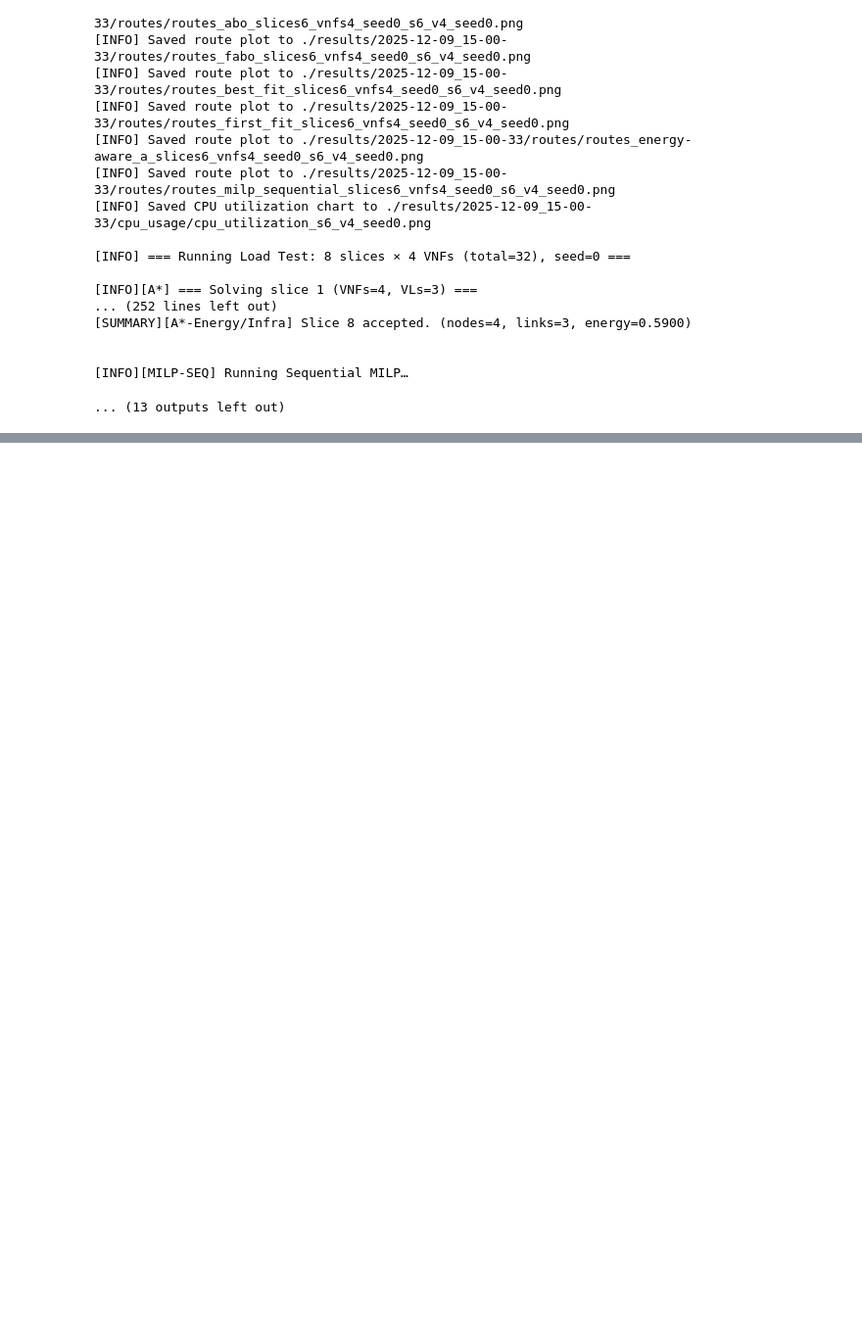
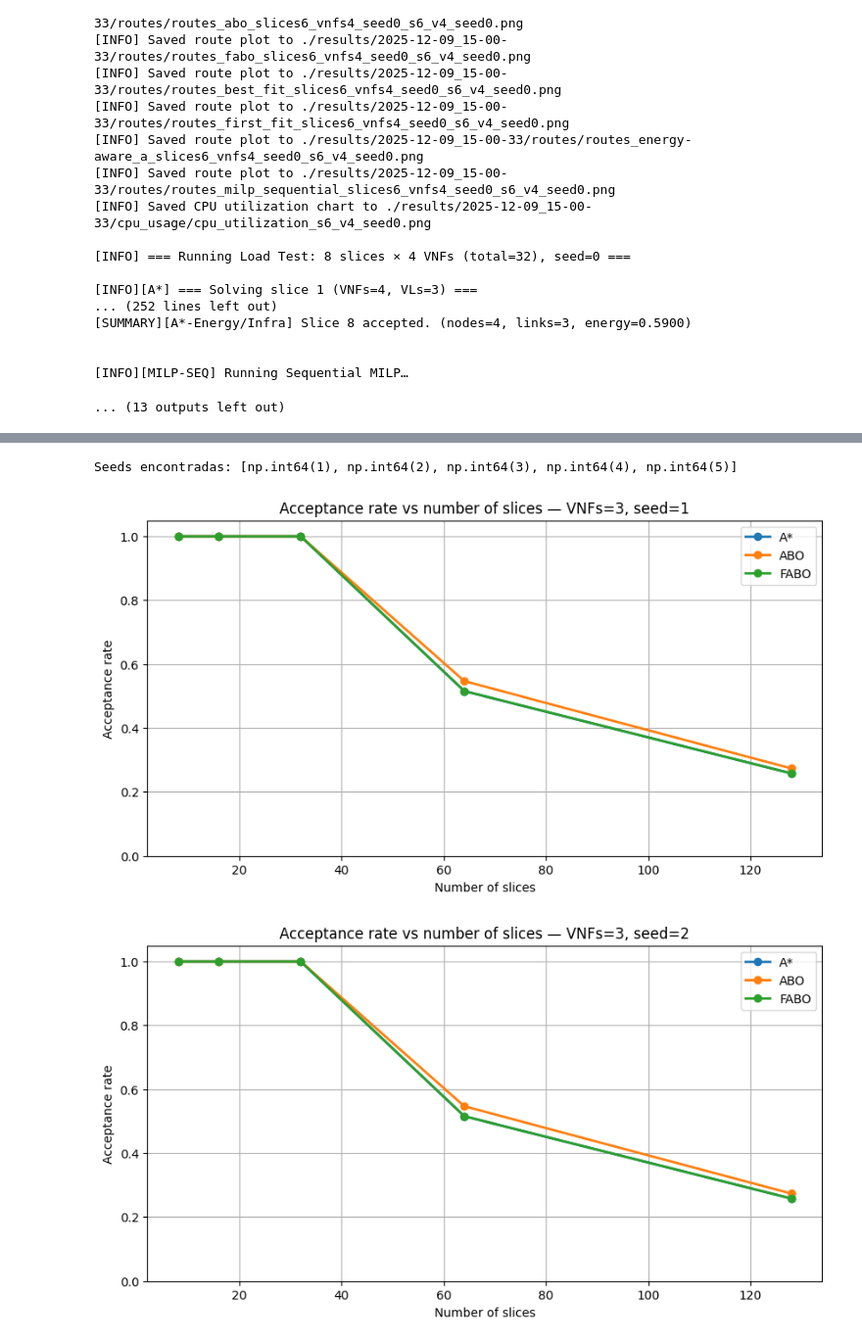
Before and after one commit to ceciliadesousaluzalmeida/5g-slicing-energy-effiiciency, a Jupyter notebook: simulator/results_milp copy.ipynb, the cells around one changed output, grey strips where cells are left out. Shown at 98% size. Saved outputs shown, nothing was run; the diff lists cells and outputs as text; code cells hidden in the pictures; blank space fills up the shorter version.

```diff
--- a/simulator/results_milp copy.ipynb
+++ b/simulator/results_milp copy.ipynb
@@ -782,0 +842,58 @@ except Exception as e:
+# %%
+import pandas as pd
+import matplotlib.pyplot as plt
+
+# Carregar o CSV
+df_results = pd.read_csv("./results/2025-12-09_18-42-13/scalability_results.csv")
+
+# Filtrar apenas VNFs = 3
+vnf_len = 3
+df_exp = df_results[df_results["num_vnfs_per_slice"] == vnf_len].copy()
+
+# Métodos desejados
+METHODS_ALLOWED = ["A*", "ABO", "FABO"]
+
+df_exp = df_exp[df_exp["method"].isin(METHODS_ALLOWED)]
+
+# Criar acceptance_rate
+df_exp["acceptance_rate"] = df_exp["accepted"] / df_exp["num_slices"]
+
+# Listar seeds disponíveis
+seeds = sorted(df_exp["seed"].unique())
+print("Seeds encontradas:", seeds)
+
+# ==============================
+# PLOT POR SEED
+# ==============================
+for s in seeds:
+    df_s = df_exp[df_exp["seed"] == s]
+
+    pivot_acc = df_s.pivot_table(
+        index="num_slices",
+        columns="method",
+        values="acceptance_rate",
+        aggfunc="mean"
+    ).sort_index()
+
+    plt.figure(figsize=(10, 5))
+    for method in METHODS_ALLOWED:
+        if method in pivot_acc.columns:
+            plt.plot(
+                pivot_acc.index,
+                pivot_acc[method],
+                marker="o",
+                linewidth=2,
+                label=method
+            )
+
+    plt.xlabel("Number of slices")
+    plt.ylabel("Acceptance rate")
+    plt.title(f"Acceptance rate vs number of slices — VNFs={vnf_len}, seed={s}")
+    plt.ylim(0, 1.05)
+    plt.grid(True)
+    plt.legend()
+    plt.show()
+# %% [output]
+Seeds encontradas: [np.int64(1), np.int64(2), np.int64(3), np.int64(4), np.int64(5)]
+[figure, added]
+[figure, added]
```
Also changed, not shown: parts of 6 cells of this notebook, 52 other files.
